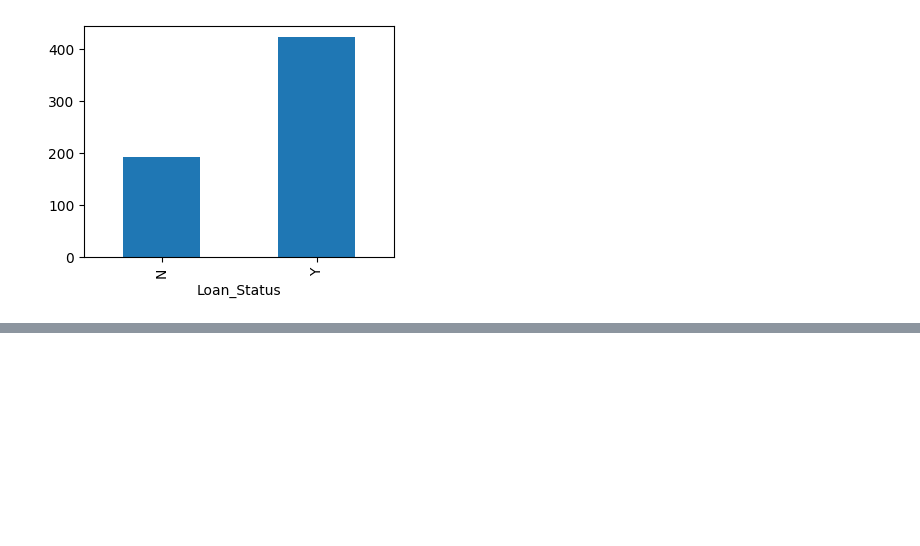
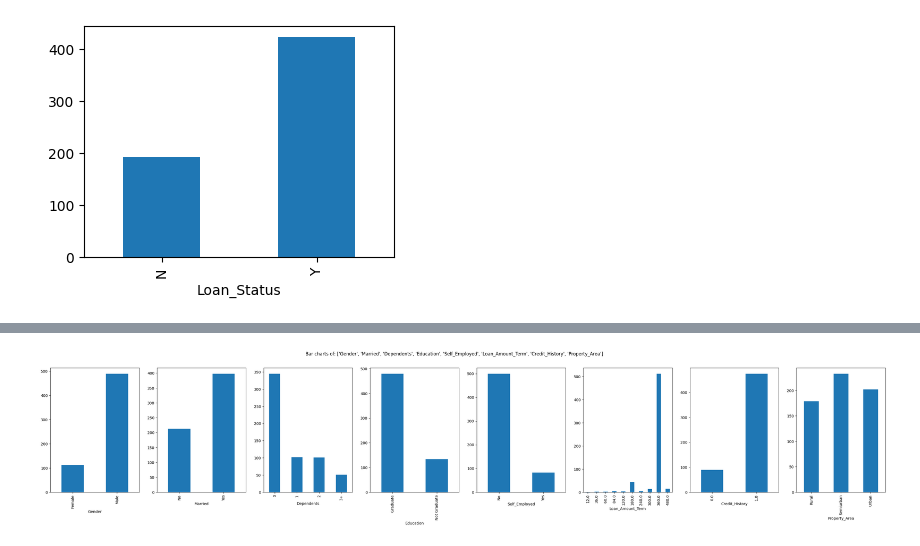
Before and after one commit to anish3565/Case_Studies, a Jupyter notebook: Classification/2. LoanApprovalData.ipynb, the cells around one changed output, grey strips where cells are left out. Cells and saved outputs as stored; diff of their text form; code cells hidden in the pictures; blank space fills up the shorter version.

```diff
--- a/Classification/2. LoanApprovalData.ipynb
+++ b/Classification/2. LoanApprovalData.ipynb
@@ -88,0 +198,4 @@ GroupedData.plot(kind='bar', figsize=(4,3))
+# %%
+UselessColumns=['Loan_ID']
+LoanData=LoanData.drop(UselessColumns, axis=1)
+LoanData.head()
@@ -88,0 +220,21 @@ GroupedData.plot(kind='bar', figsize=(4,3))
+# %%
+# Function to plot multiple bar charts at once for categorical variables
+
+def PlotBarCharts(inpData, colsToPlot):
+    %matplotlib inline
+
+    import matplotlib.pyplot as plt
+
+    # Generating multiple subplots
+    fig, subPlot=plt.subplots(nrows=1, ncols=len(colsToPlot), figsize=(40,6))
+    fig.suptitle('Bar charts of: '+ str(colsToPlot))
+
+    for colName, plotNumber in zip(colsToPlot, range(len(colsToPlot))):
+        inpData.groupby(colName).size().plot(kind='bar',ax=subPlot[plotNumber])
+
+#####################################################################
+# Calling the function
+PlotBarCharts(inpData=LoanData, colsToPlot=['Gender', 'Married', 'Dependents', 'Education',
+       'Self_Employed','Loan_Amount_Term', 'Credit_History', 'Property_Area'])
+# %% [output]
+[figure, added]
```
Also changed, not shown: parts of 28 cells of this notebook.
